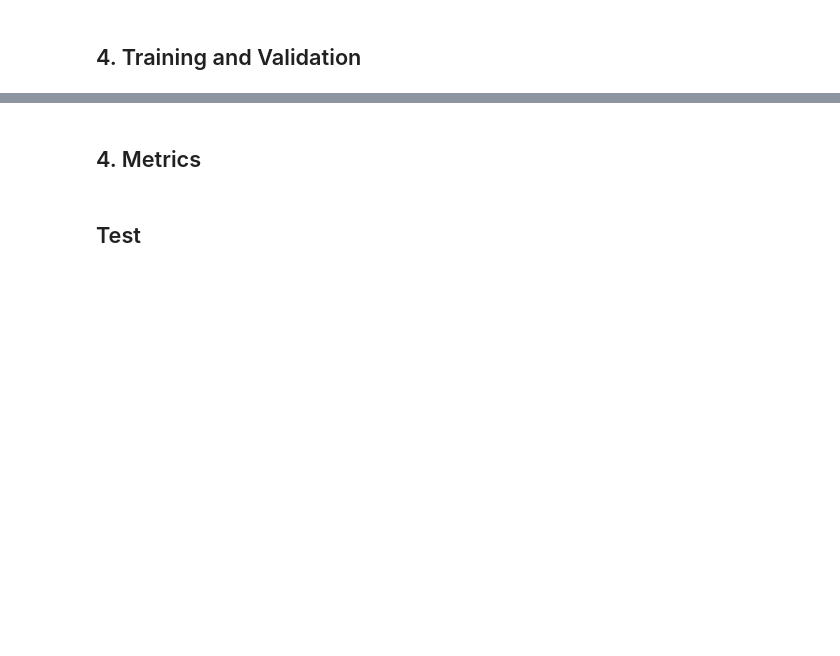
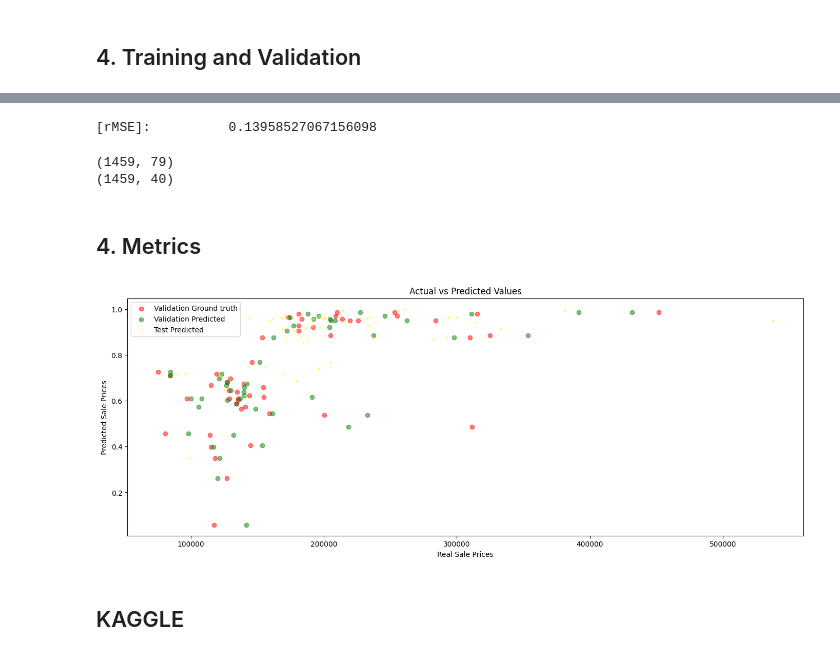
Before and after one commit to tudi72/2023_HOUSE_PRICE_REGRESSION, a Jupyter notebook: house_regression.ipynb, the cells around one changed output, grey strips where cells are left out. Drawn from its saved outputs; the diff is of its cells as text; code cells hidden in the pictures; blank space fills up the shorter version.

```diff
--- a/house_regression.ipynb
+++ b/house_regression.ipynb
@@ -299,2 +315,12 @@ TypeError: _BaseScorer.__call__() missing 1 required positional argument: 'y_tru
+# %%
+ensemble_clf = VotingRegressor(
+ # GOTTA love democracy
+    estimators=[
+        ('GB',best_models['GB']),
+        ('XGB',best_models['XGB'])
+        # ('SVR',best_models['SVR'])
+    ],
+    verbose=True,
+)
 # %%
-best_model.fit(X_train,y_train)
+ensemble_clf.fit(X_train,y_train)
@@ -301,22 +334,31 @@ best_model.fit(X_train,y_train)
 # %%
-y_pred = clf.predict(X_val)
+y_pred = ensemble_clf.predict(X_val)
 # %%
-rMSE = np.sqrt(mean_squared_error(y_val, y_pred))
+rMSE = root_mean_squared_log_error(y_val,y_pred)
 
 print("[rMSE]:\t\t", rMSE)
+# %% [output]
+[rMSE]:          0.13958527067156098
+# %%
+X_test = pip.transform(test)
+test_preds = ensemble_clf.predict(X_test)
+# %% [output]
+(1459, 79)
+(1459, 40)
 # %% [markdown]
 ## 4. Metrics
 # %%
 plt.figure(figsize=(17, 6))
 
-plt.scatter(y_val, y_pred, alpha=0.5, label='Predictions',color='black',s=3)
+plt.scatter(y_val[:50],X_val[:50,1], alpha=0.5, label='Validation Ground truth',color='red')
+plt.scatter(y_pred[:50],X_val[:50,1], alpha=0.5, label='Validation Predicted',color='green')
+plt.scatter(test_preds[:50],X_test[:50,1], alpha=0.5, label='Test Predicted',color='yellow',s=5)
 plt.xlabel('Real Sale Prices')
 plt.ylabel('Predicted Sale Prices')
 plt.title('Actual vs Predicted Values')
-
-plt.plot([min(y_val), max(y_val)], [min(y_val), max(y_val)], linestyle='--', color='red', linewidth=2, label='Ideal Line')
-
 plt.legend()
 plt.show()
+# %% [output]
+[figure, added]
 # %% [markdown]
-## Test
+## KAGGLE
```
Also changed, not shown: parts of 16 cells of this notebook, 1 other file.
